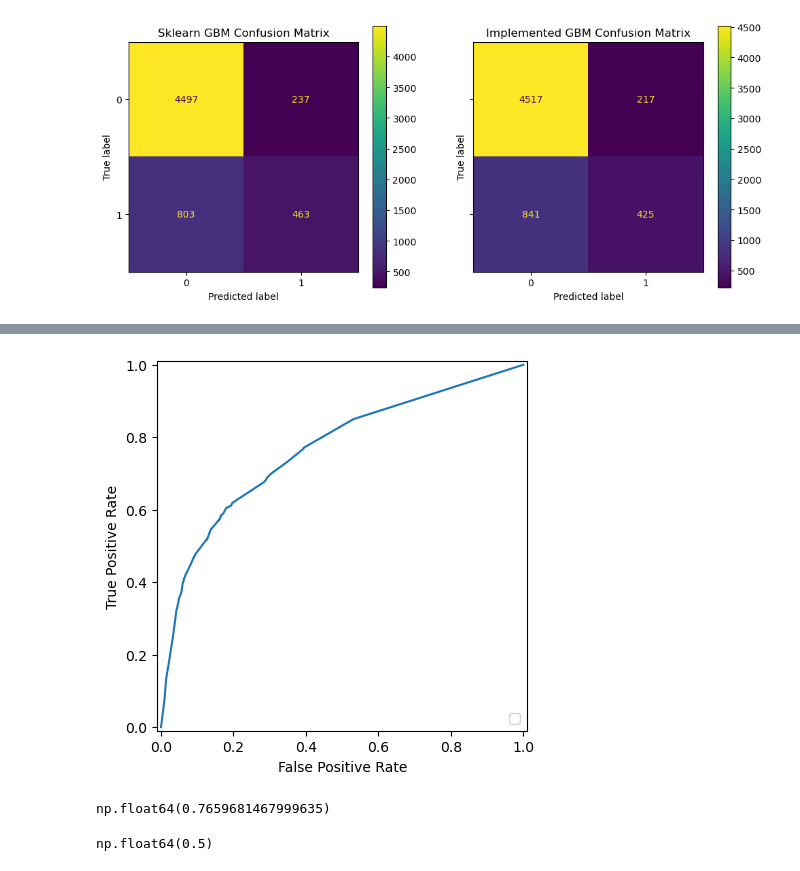
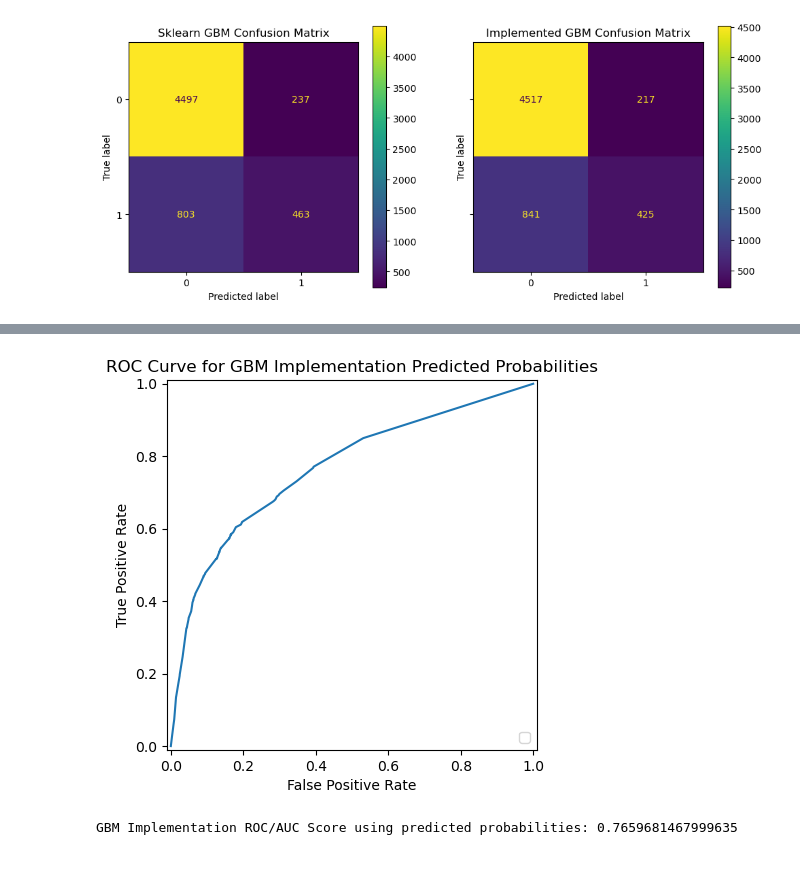
Before and after one commit to anahomosap/gbm-implementation, a Jupyter notebook: GBM-Implementation.ipynb, the cells around one changed output, grey strips where cells are left out. Saved outputs shown, nothing was run; the diff lists cells and outputs as text; code cells hidden in the pictures.

Commit message:
Cleaning ROC Curve plot details

```diff
--- a/GBM-Implementation.ipynb
+++ b/GBM-Implementation.ipynb
@@ -710,9 +692,12 @@ y_score = test_results['predicted probs']
 fpr, tpr, thresholds = metrics.roc_curve(y_true, y_score, pos_label = 1)
 # %%
 roc_display = RocCurveDisplay(fpr = fpr, tpr = tpr).plot()
+plt.title('ROC Curve for GBM Implementation Predicted Probabilities')
+plt.show()
 # %% [output]
-[figure, old version]
+[figure, new version]
 # %%
-roc_auc_score(y_true, y_score)
+roc_auc_score = roc_auc_score(y_true, y_score)
+print(f'GBM Implementation ROC/AUC Score using predicted probabilities: {roc_auc_score}')
 # %% [output]
-np.float64(0.7659681467999635)
+GBM Implementation ROC/AUC Score using predicted probabilities: 0.7659681467999635
@@ -721,4 +703,0 @@ y_baseline = np.zeros(6000)
-# %%
-roc_auc_score(y_true, y_baseline)
-# %% [output]
-np.float64(0.5)
```
Also changed, not shown: parts of 4 cells of this notebook.
